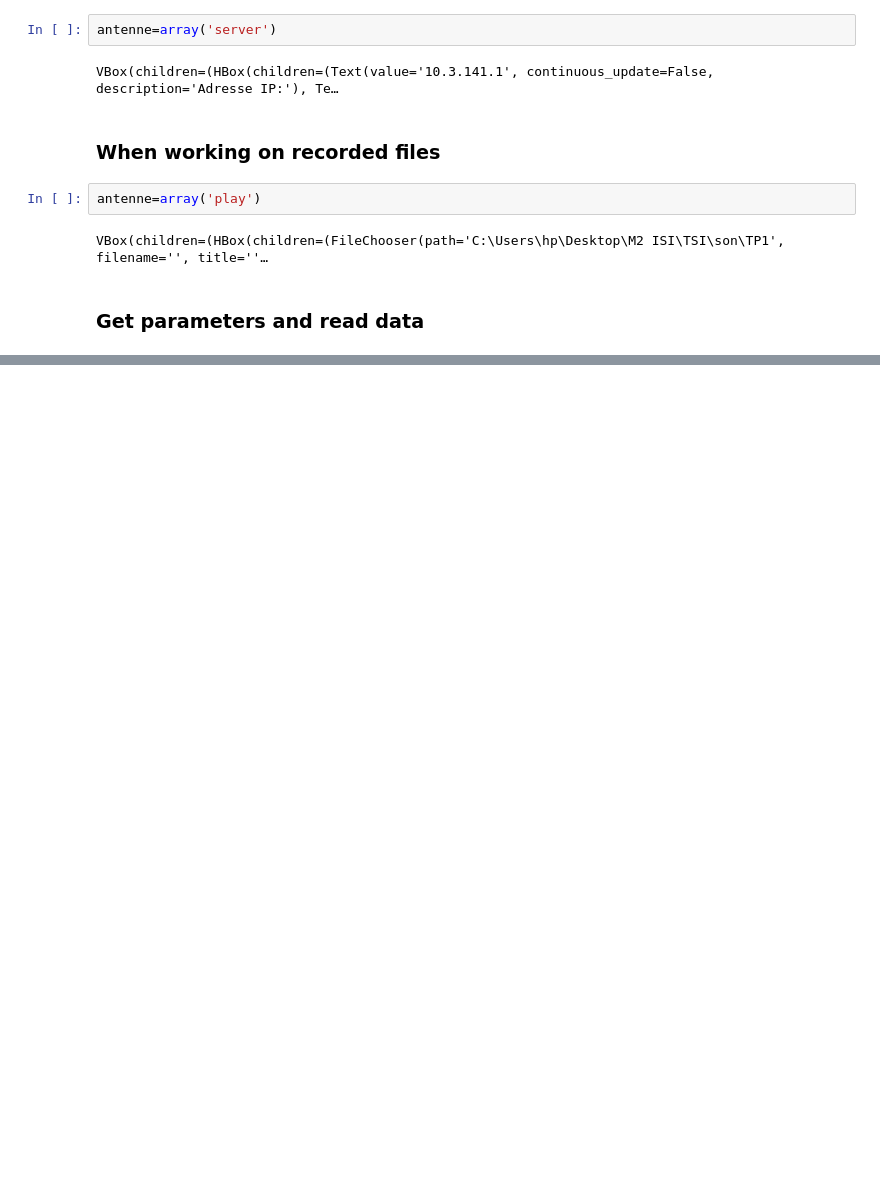
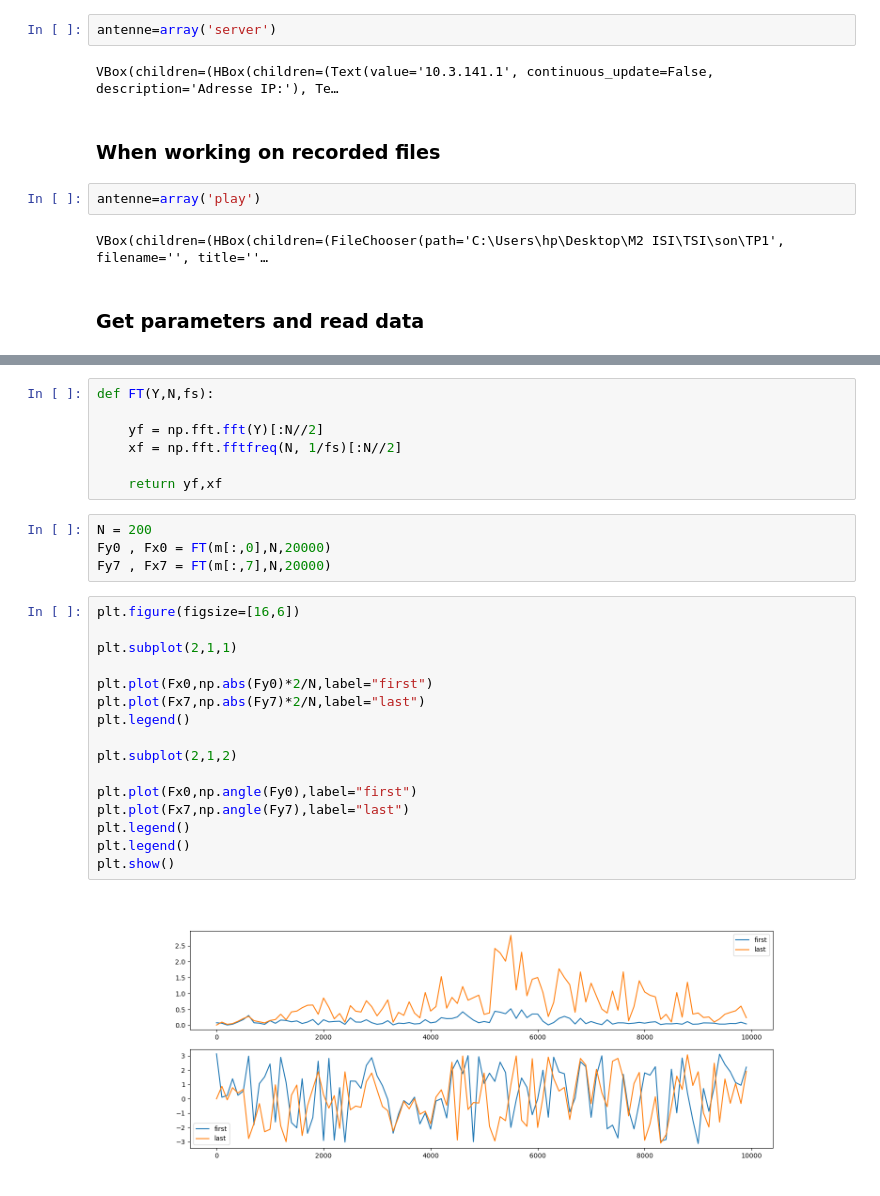
Before and after one commit to islemkobbi/M2-ISI, a Jupyter notebook: TSI/son/TP1/Test.ipynb, the cells around one changed output, grey strips where cells are left out. Cells and saved outputs as stored; diff of their text form; blank space fills up the shorter version.

```diff
--- a/TSI/son/TP1/Test.ipynb
+++ b/TSI/son/TP1/Test.ipynb
@@ -31,0 +40,29 @@ AttributeError: 'array' object has no attribute 'mu32'
+# %%
+def FT(Y,N,fs):
+
+    yf = np.fft.fft(Y)[:N//2]
+    xf = np.fft.fftfreq(N, 1/fs)[:N//2]
+
+    return yf,xf
+# %%
+N = 200
+Fy0 , Fx0 = FT(m[:,0],N,20000)
+Fy7 , Fx7 = FT(m[:,7],N,20000)
+# %%
+plt.figure(figsize=[16,6])
+
+plt.subplot(2,1,1)
+
+plt.plot(Fx0,np.abs(Fy0)*2/N,label="first")
+plt.plot(Fx7,np.abs(Fy7)*2/N,label="last")
+plt.legend()
+
+plt.subplot(2,1,2)
+
+plt.plot(Fx0,np.angle(Fy0),label="first")
+plt.plot(Fx7,np.angle(Fy7),label="last")
+plt.legend()
+plt.legend()
+plt.show()
+# %% [output]
+[figure, added]
```
Also changed, not shown: parts of 2 cells of this notebook, 20 other files.
